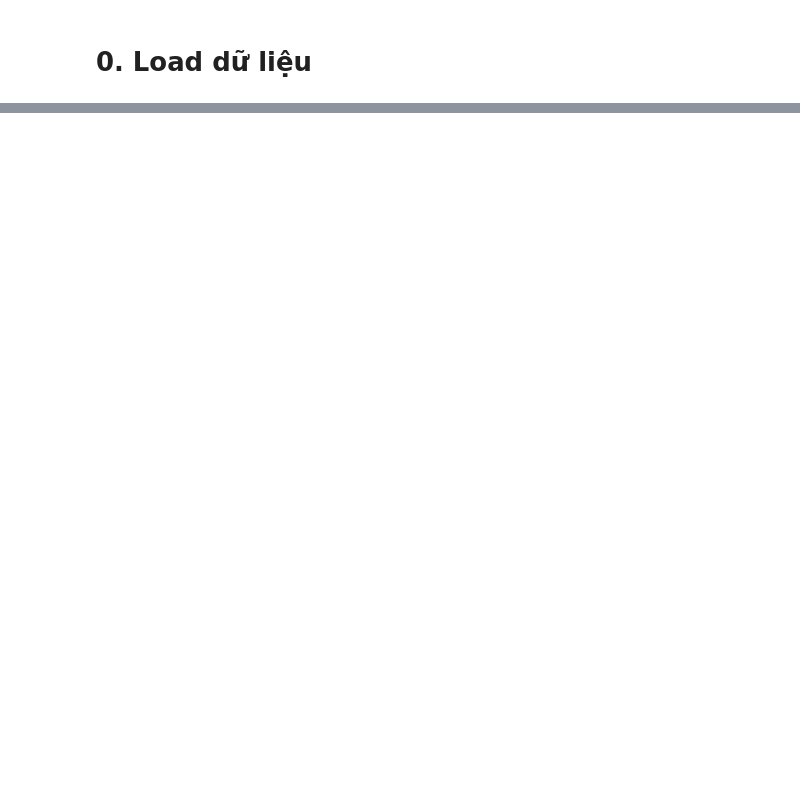
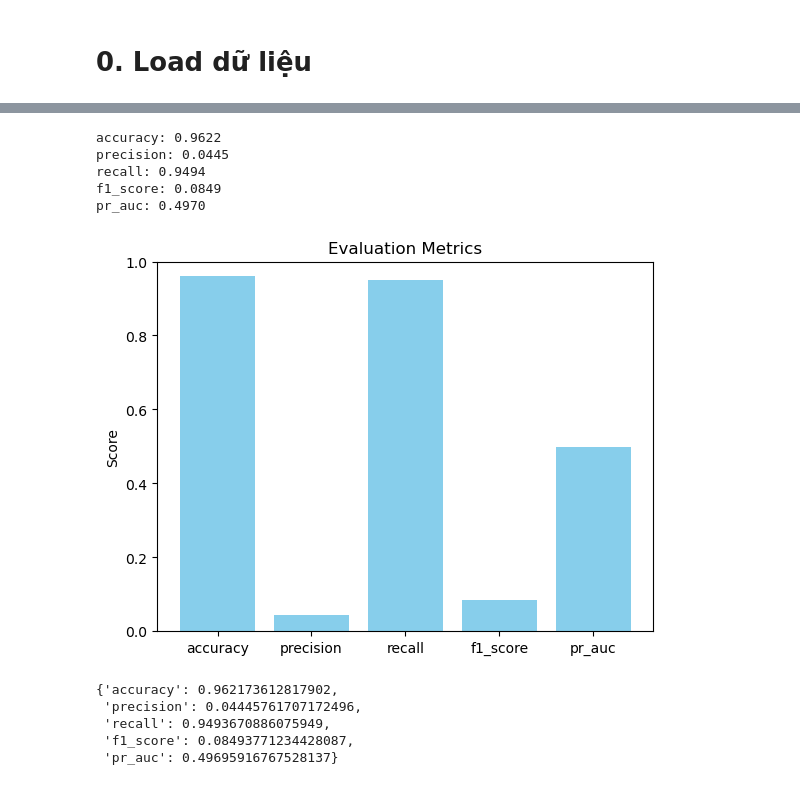
Before and after one commit to p1neapplechoco/FraudDetection-NumPy, a Jupyter notebook: notebooks/04_modeling.ipynb, the cells around one changed output, grey strips where cells are left out. Drawn from its saved outputs; the diff is of its cells as text; code cells hidden in the pictures; blank space fills up the shorter version.

Commit message:
random forest

```diff
--- a/notebooks/04_modeling.ipynb
+++ b/notebooks/04_modeling.ipynb
@@ -96,0 +102,22 @@ pr_auc: 0.0310
+# %%
+rf_model = RandomForest(
+    n_trees=10,
+    max_depth=10,
+    min_samples_split=2,
+    min_samples_leaf=1,
+    max_features="sqrt",
+    random_state=42,
+)
+
+print("Training Random Forest...")
+rf_model.fit(under_sample_X_train, under_sample_y_train)
+
+print("\nPredicting...")
+rf_y_pred = rf_model.predict(under_sample_X_test)
+
+print("\nEvaluating on under-sampled test set:")
+evaluator.evaluate(
+    y_true=under_sample_y_test,
+    y_pred=rf_y_pred,
+    visualize=True,
+)
@@ -96,0 +150,20 @@ pr_auc: 0.0310
+# %%
+y_pred = rf_model.predict(X=original_X_test)
+
+evaluator.evaluate(
+    y_true=original_y_test,
+    y_pred=y_pred,
+    visualize=True,
+)
+# %% [output]
+accuracy: 0.9622
+precision: 0.0445
+recall: 0.9494
+f1_score: 0.0849
+pr_auc: 0.4970
+[figure, added]
+{'accuracy': 0.962173612817902,
+ 'precision': 0.04445761707172496,
+ 'recall': 0.9493670886075949,
+ 'f1_score': 0.08493771234428087,
+ 'pr_auc': 0.49695916767528137}
```
Also changed, not shown: parts of 7 cells of this notebook, 4 other files.
